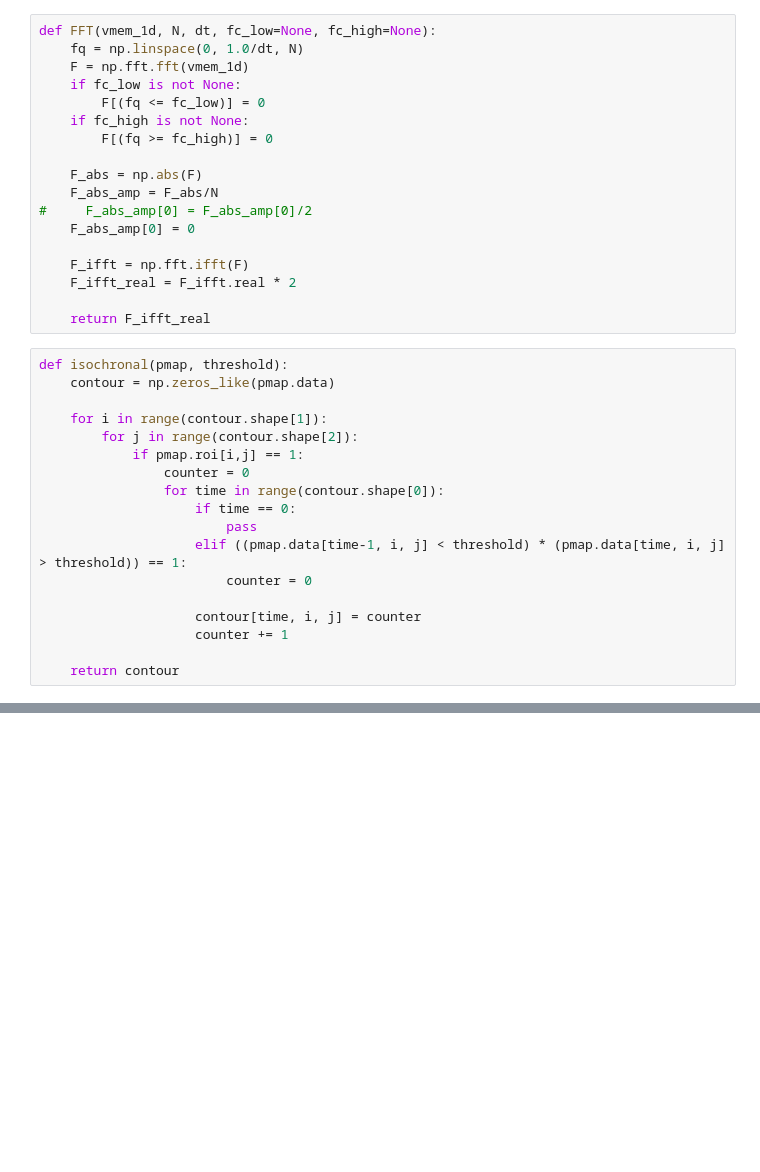
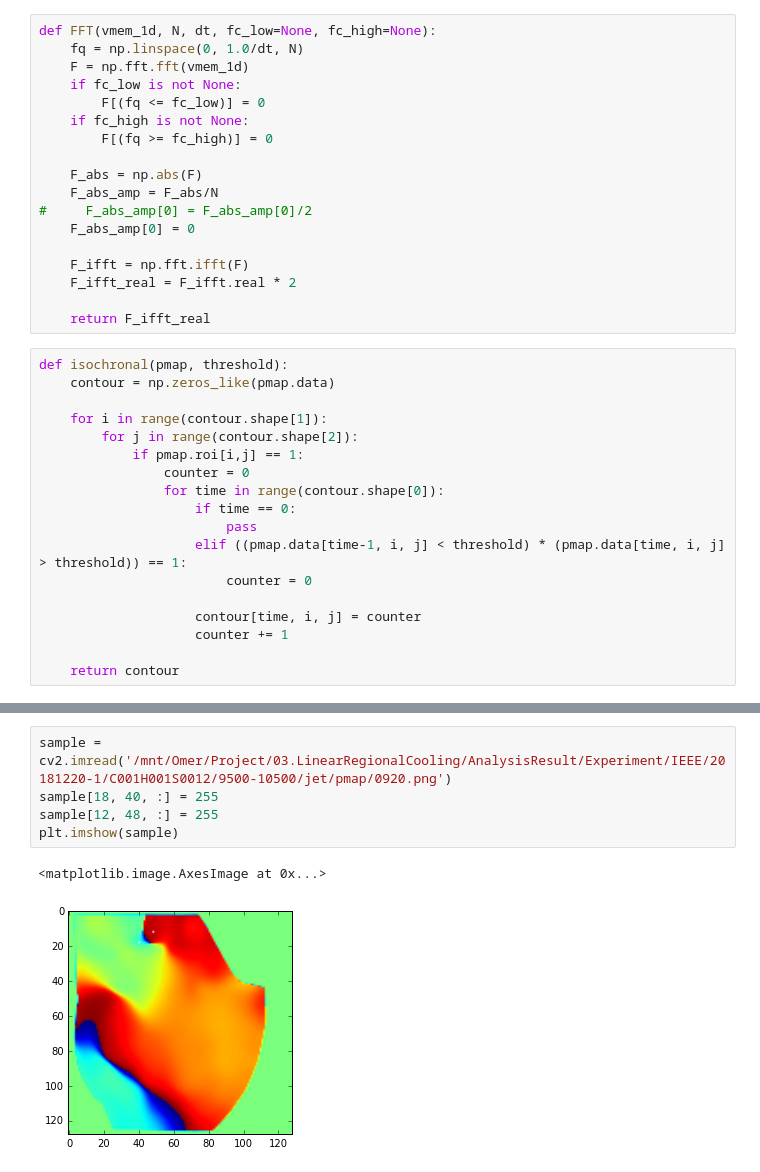
Before and after one commit to HiroshiSeno/nb_IEEE, a Jupyter notebook: SW_analysis[2019-04-25].ipynb, the cells around one changed output, grey strips where cells are left out. Drawn from its saved outputs; the diff is of its cells as text; blank space fills up the shorter version.

Commit message:
add analysis file for IEEE

```diff
--- a/SW_analysis[2019-04-25].ipynb
+++ b/SW_analysis[2019-04-25].ipynb
@@ -96,0 +279,8 @@ for folder in data_dir:
+# %%
+sample = cv2.imread('/mnt/Omer/Project/03.LinearRegionalCooling/AnalysisResult/Experiment/IEEE/20181220-1/C001H001S0012/9500-10500/jet/pmap/0920.png')
+sample[18, 40, :] = 255
+sample[12, 48, :] = 255
+plt.imshow(sample)
+# %% [output]
+<matplotlib.image.AxesImage at 0x...>
+[figure, added]
```
Also changed, not shown: parts of 38 cells of this notebook.
